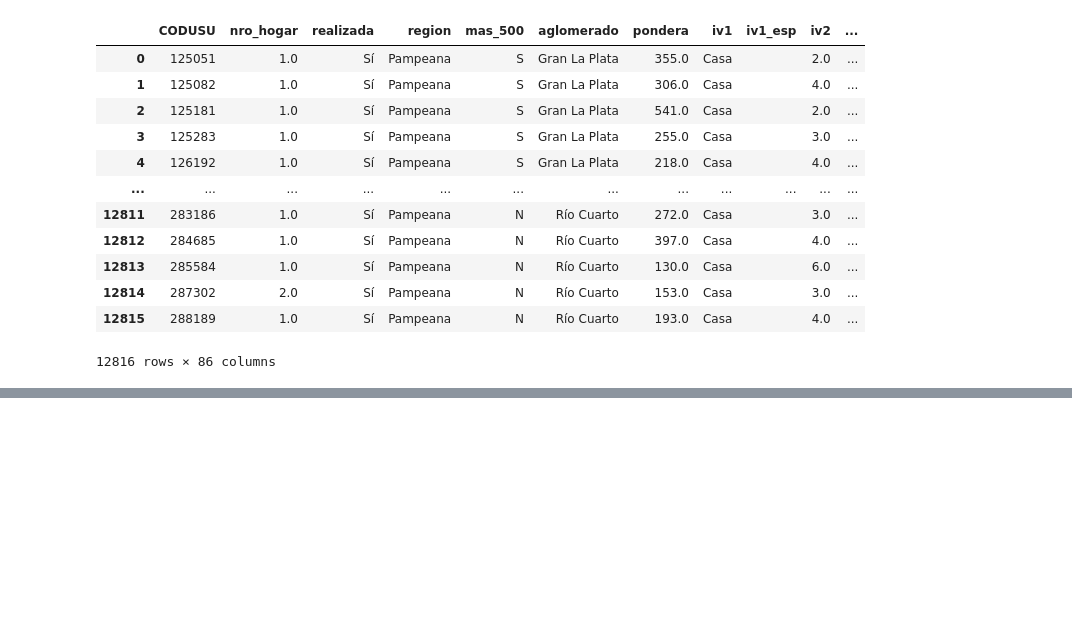
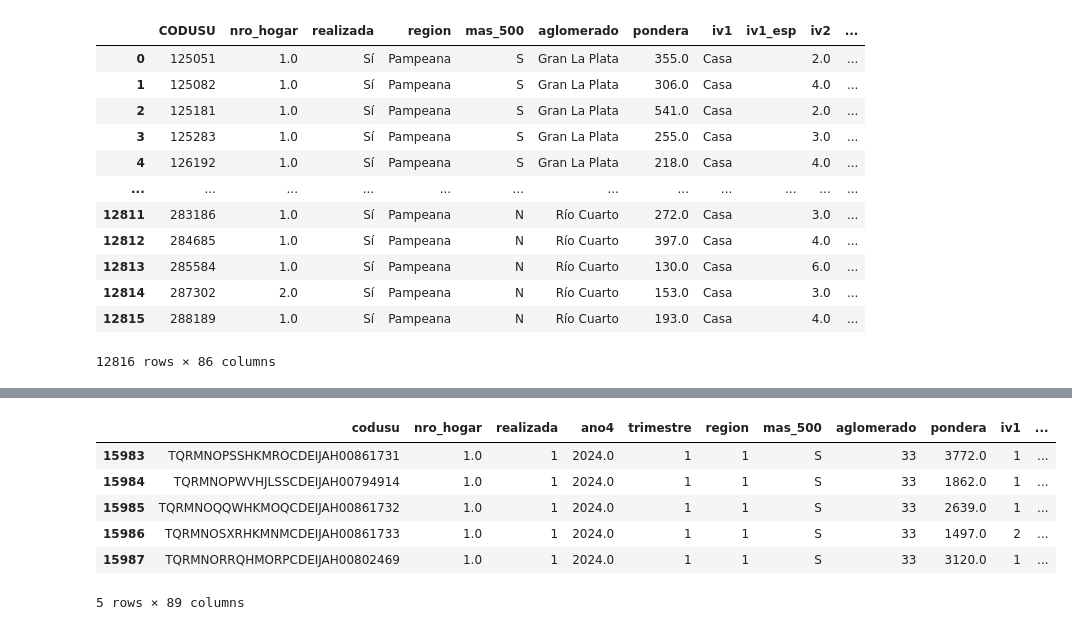
Before and after one commit to jtomasello247/Big-Data---TP-2---Grupo-13, a Jupyter notebook: t104_dta/TP2.ipynb, the cells around one changed output, grey strips where cells are left out. Drawn from its saved outputs; the diff is of its cells as text; code cells hidden in the pictures; blank space fills up the shorter version.

```diff
--- a/t104_dta/TP2.ipynb
+++ b/t104_dta/TP2.ipynb
@@ -110,5 +111,5 @@ df2004
 | 12016 | 288405 | 1.0 | Sí | 2004.0 | 1er. Trimestre | Gran Buenos Aires | S | Partidos del GBA | 1673.0 | Casa | ... |
 2351 rows × 88 columns
 # %%
-df = pd.read_excel("usu_hogar_T124.xlsx")
+dfarg=pd.read_excel("usu_hogar_T124.xlsx")
 # %%
@@ -119,0 +153,10 @@ df2024
+# %%
+dffinal.tail()
+# %% [output]
+|  | codusu | nro_hogar | realizada | ano4 | trimestre | region | mas_500 | aglomerado | pondera | iv1 | ... |
+| 15983 | TQRMNOPSSHKMROCDEIJAH00861731 | 1.0 | 1 | 2024.0 | 1 | 1 | S | 33 | 3772.0 | 1 | ... |
+| 15984 | TQRMNOPWVHJLSSCDEIJAH00794914 | 1.0 | 1 | 2024.0 | 1 | 1 | S | 33 | 1862.0 | 1 | ... |
+| 15985 | TQRMNOQQWHKMOQCDEIJAH00861732 | 1.0 | 1 | 2024.0 | 1 | 1 | S | 33 | 2639.0 | 1 | ... |
+| 15986 | TQRMNOSXRHKMNMCDEIJAH00861733 | 1.0 | 1 | 2024.0 | 1 | 1 | S | 33 | 1497.0 | 2 | ... |
+| 15987 | TQRMNORRQHMORPCDEIJAH00802469 | 1.0 | 1 | 2024.0 | 1 | 1 | S | 33 | 3120.0 | 1 | ... |
+5 rows × 89 columns
```
Also changed, not shown: parts of 9 cells of this notebook.
